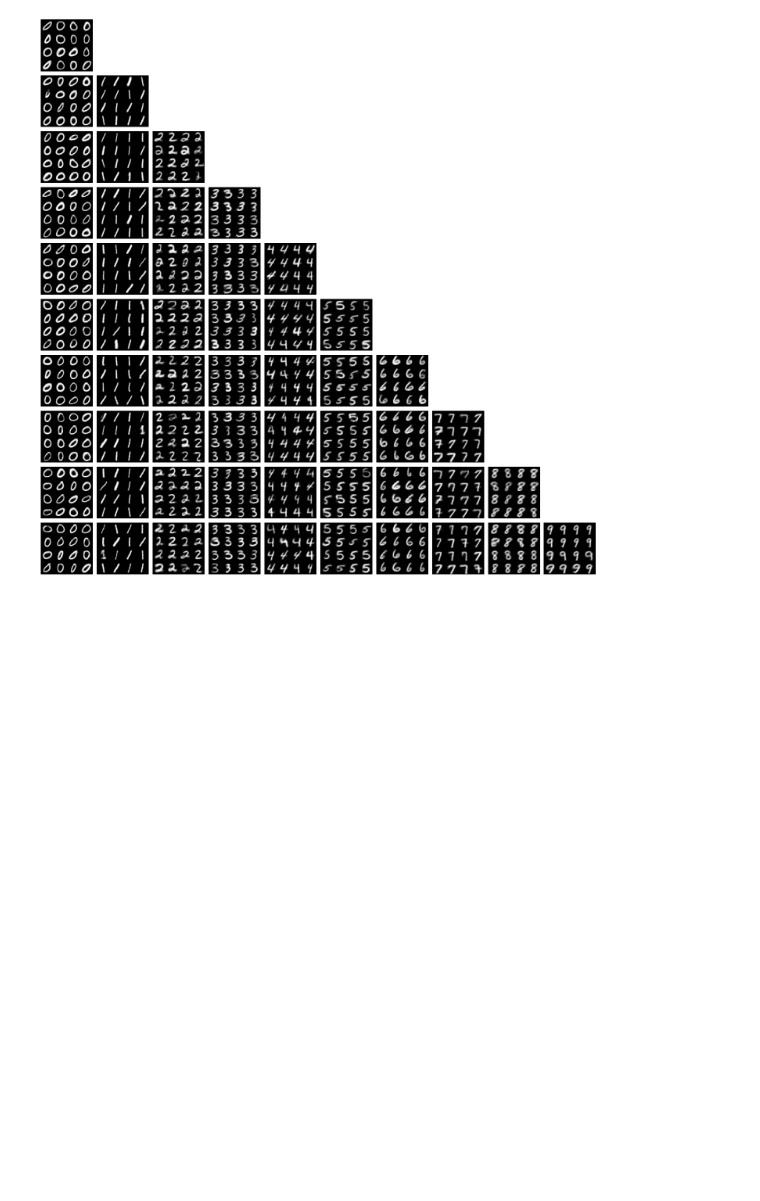
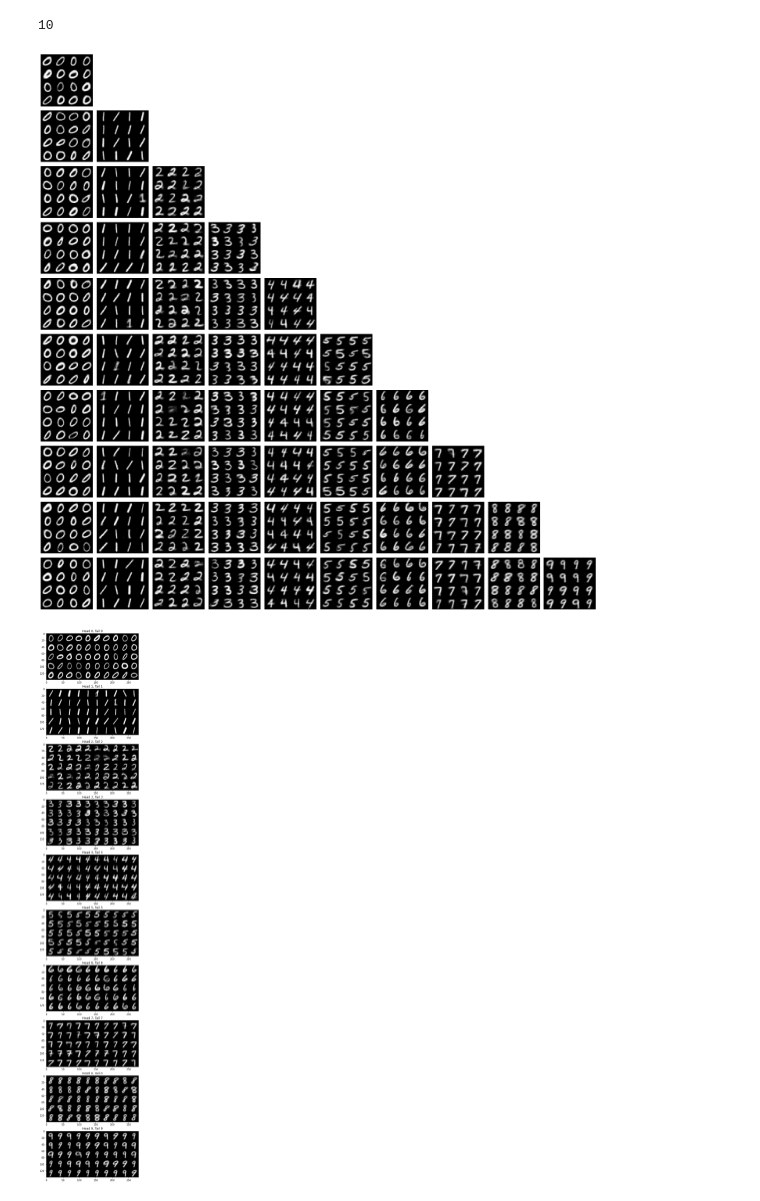
Before and after one commit to jvallikivi/mlmi4-vcl, a Jupyter notebook: GREPLAY_Generative_MNIST.ipynb, the cells around one changed output. Cells and saved outputs as stored; diff of their text form; code cells hidden in the pictures; blank space fills up the shorter version.

```diff
--- a/GREPLAY_Generative_MNIST.ipynb
+++ b/GREPLAY_Generative_MNIST.ipynb
@@ -170,7 +170,9 @@ class VCL_Generator(nn.Module):
             # for layer in generator:
                 # z = layer.forward(z, nn.Sigmoid())
 
-    def calculate_loss(self, x, y, heads=None, tails=None, n_particles=10, dataset_size=6000):
+    def calculate_loss(self, x, y, heads=None, tails=None,
+                       n_particles=10, dataset_size=6000,
+                       sample_size=100):
 
         locs, logscales = self.get_params()
         # calculate KL between "prior" and posterior
@@ -190,7 +192,7 @@ class VCL_Generator(nn.Module):
         size = 0.
         if heads:
             for ix, head in enumerate(heads):
-                head_o = torch.randn(batch_size, 50).to(device)
+                head_o = torch.randn(sample_size, batch_size, 50).to(device)
                 for layer in head:
                     head_o = layer.forward(head_o, nn.Sigmoid())
 
@@ -220,7 +222,7 @@ class VCL_Generator(nn.Module):
             bce = bce + torch.nn.functional.binary_cross_entropy(input=gen, target=x, reduction="sum")
 
 
-        loss = (kl_z.sum() + (bce / n_particles + gr)/(size + 1)) / x.shape[0] + kl
+        loss = (kl_z.sum() + (bce / n_particles + gr/sample_size)/(size + 1)) / x.shape[0] + kl
         return loss
 # %%
 def greplay(model):
@@ -504,6 +478,8 @@ def generate_image(head, generator, z):
     return image
 # %%
 len(models)
+# %% [output]
+10
 # %%
 nrows, ncols = 10, 10
 fig, axes = plt.subplots(nrows=nrows, ncols=ncols, figsize=(20, 20))
@@ -525,4 +501,25 @@ for ix1, model1 in enumerate(models):
         axes[cnt+ix1, ix1].imshow(image, cmap="gray")
         axes[cnt+ix1, ix1].axis('off')
 # %% [output]
-[figure, old version]
+[figure, new version]
+# %%
+sample_size = 100
+fig, axes = plt.subplots(nrows=nrows, ncols=1, figsize=(20, 40))
+for ix, head in enumerate(heads):
+    head_o = torch.randn(sample_size, batch_size, 50).to(device)
+    for layer in head:
+        head_o = layer.forward(head_o, nn.Sigmoid())
+
+    gen_o1 = head_o
+    for n, layer in enumerate(tails[ix]):
+        gen_o1 = layer.forward(gen_o1, nn.Sigmoid())
+
+    rand_id = np.random.choice(sample_size)
+    gen_o = gen_o1[rand_id].detach().cpu().reshape((10, 5, 28, 28))
+    image = np.concatenate([el for el in gen_o], axis=-1)
+    image = np.concatenate([el for el in image], axis=0)
+
+    axes[ix].imshow(image, cmap="gray")
+    axes[ix].set_title(f"Head {ix}, Tail {ix}")
+# %% [output]
+[figure, added]
```
Also changed, not shown: parts of 7 cells of this notebook.
